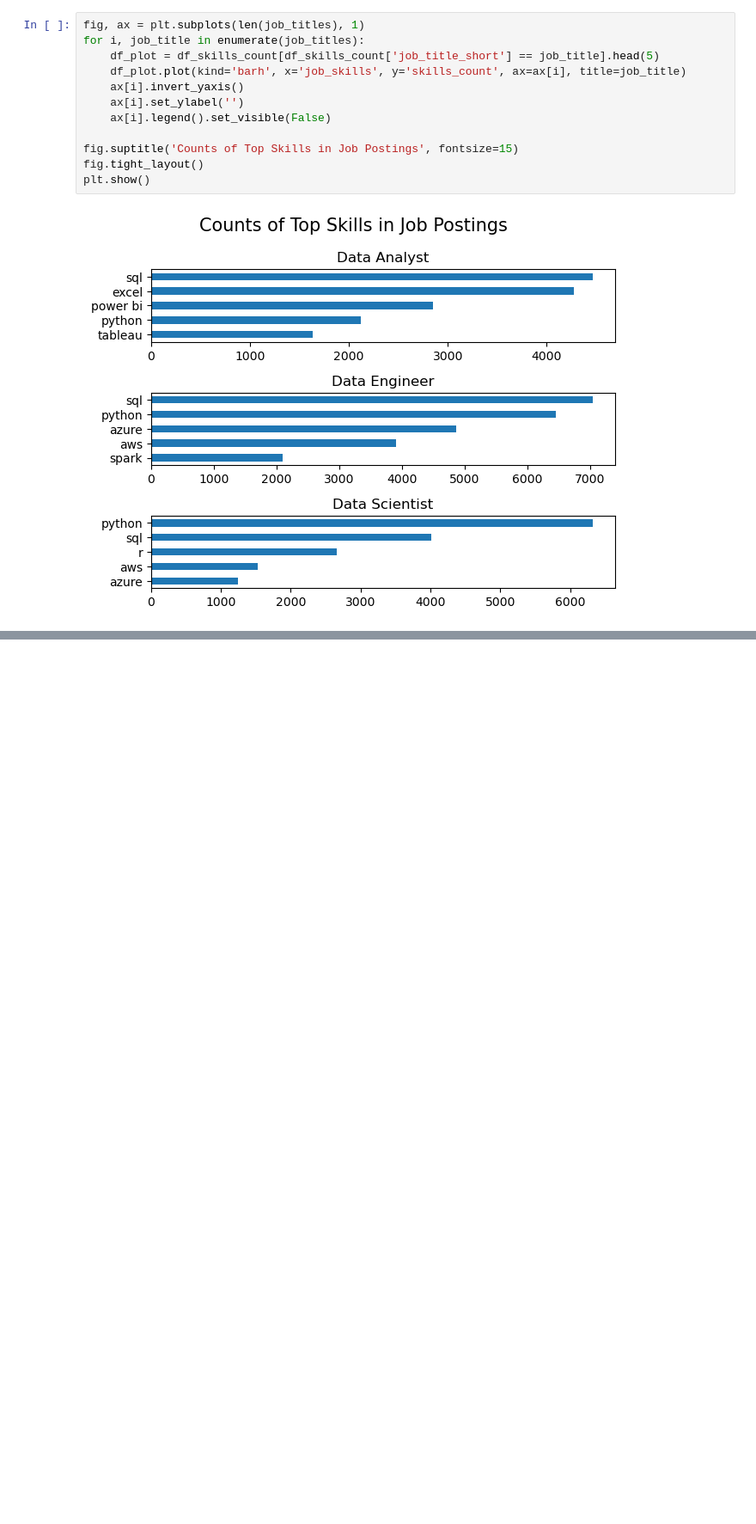
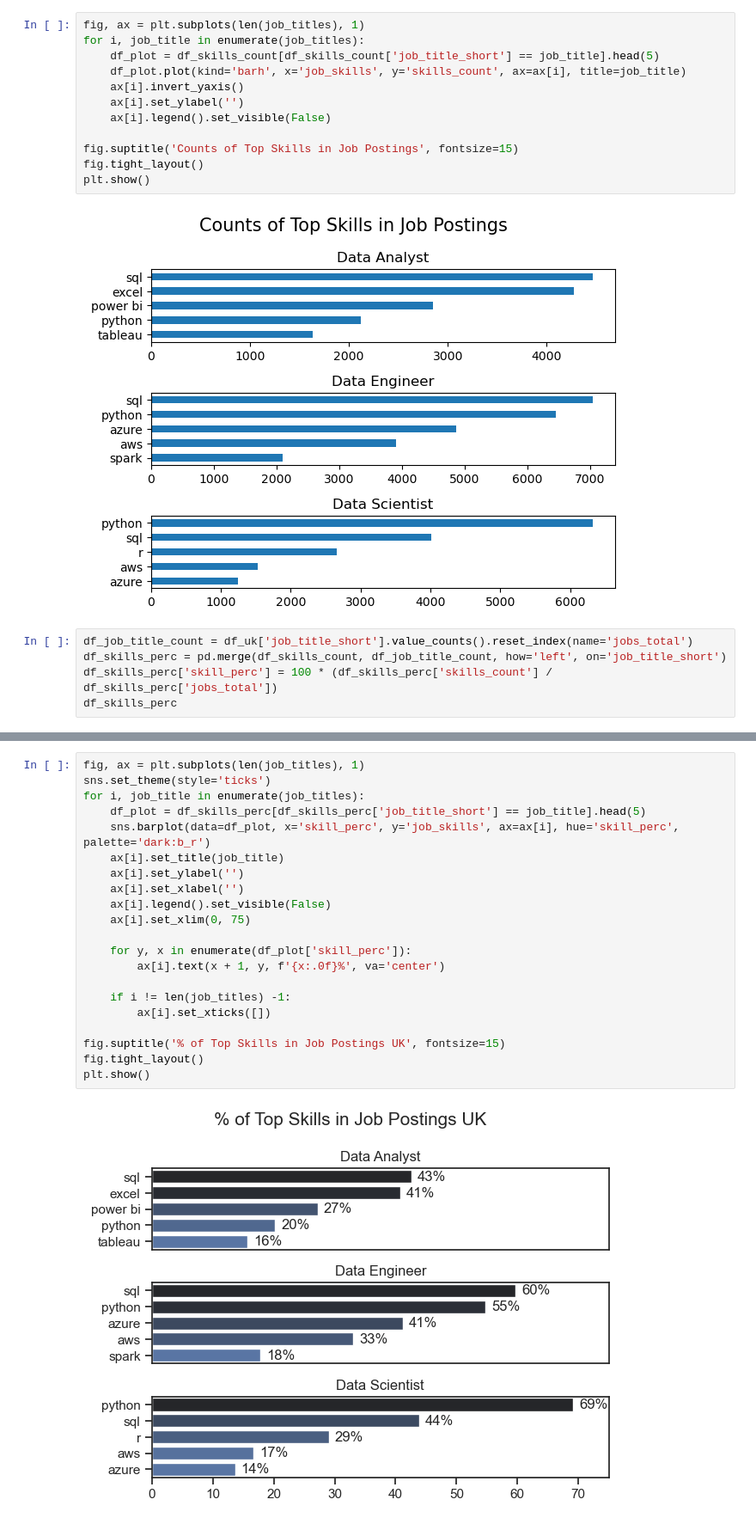
Before and after one commit to jamiefor3/Python_Data_Project, a Jupyter notebook: 3_Project/2_skills_counting.ipynb, the cells around one changed output, grey strips where cells are left out. Shown at 86% size. Saved outputs shown, nothing was run; the diff lists cells and outputs as text; blank space fills up the shorter version.

```diff
--- a/3_Project/2_skills_counting.ipynb
+++ b/3_Project/2_skills_counting.ipynb
@@ -42,3 +42,8 @@ fig.tight_layout()
 plt.show()
 # %% [output]
 [figure]
+# %%
+df_job_title_count = df_uk['job_title_short'].value_counts().reset_index(name='jobs_total')
+df_skills_perc = pd.merge(df_skills_count, df_job_title_count, how='left', on='job_title_short')
+df_skills_perc['skill_perc'] = 100 * (df_skills_perc['skills_count'] / df_skills_perc['jobs_total'])
+df_skills_perc
@@ -44,0 +64,23 @@ plt.show()
+# %%
+fig, ax = plt.subplots(len(job_titles), 1)
+sns.set_theme(style='ticks')
+for i, job_title in enumerate(job_titles):
+    df_plot = df_skills_perc[df_skills_perc['job_title_short'] == job_title].head(5)
+    sns.barplot(data=df_plot, x='skill_perc', y='job_skills', ax=ax[i], hue='skill_perc', palette='dark:b_r')
+    ax[i].set_title(job_title)
+    ax[i].set_ylabel('')
+    ax[i].set_xlabel('')
+    ax[i].legend().set_visible(False)
+    ax[i].set_xlim(0, 75)
+
+    for y, x in enumerate(df_plot['skill_perc']):
+        ax[i].text(x + 1, y, f'{x:.0f}%', va='center')
+
+    if i != len(job_titles) -1:
+        ax[i].set_xticks([])
+
+fig.suptitle('% of Top Skills in Job Postings UK', fontsize=15)
+fig.tight_layout()
+plt.show()
+# %% [output]
+[figure, added]
```
Also changed, not shown: parts of 1 cell of this notebook, 2 other files.
